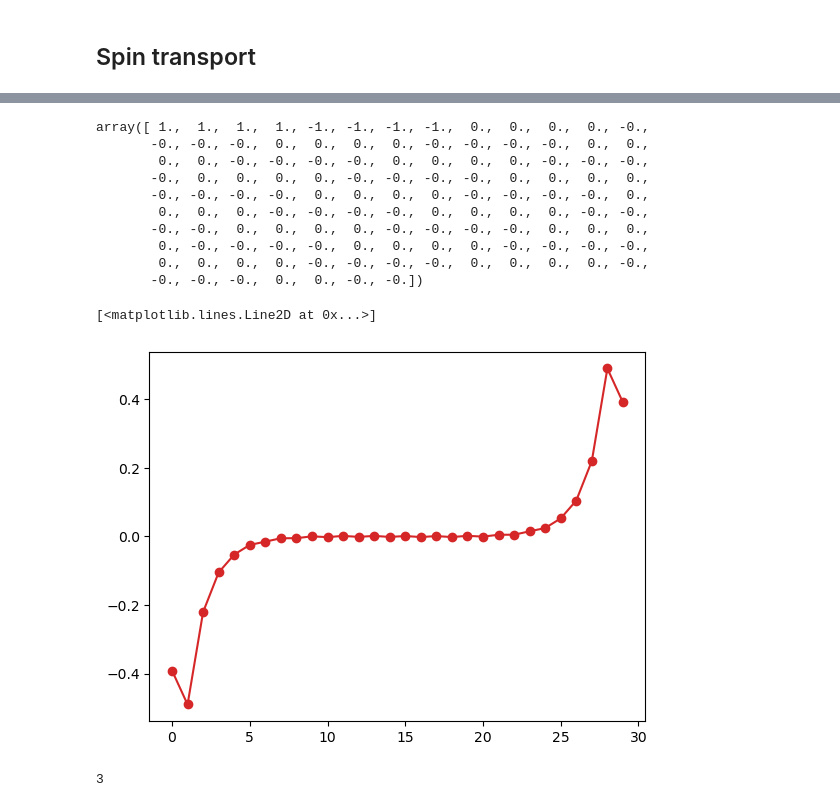
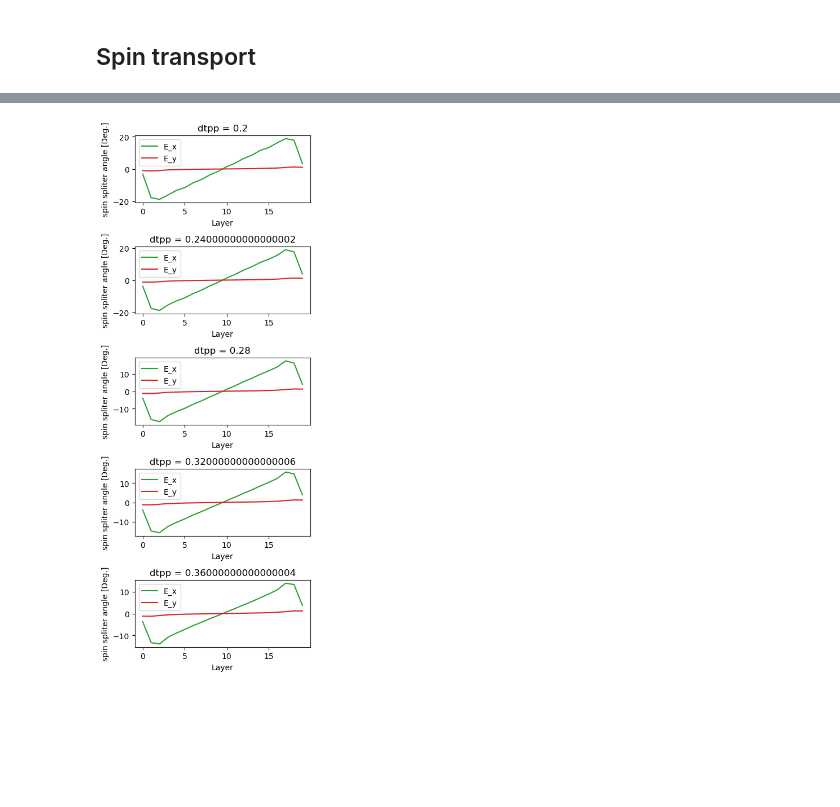
Before and after one commit to dpreuo/alter_surf, a Jupyter notebook: Weyl_CuMnAs.ipynb, the cells around one changed output, grey strips where cells are left out. Drawn from its saved outputs; the diff is of its cells as text; code cells hidden in the pictures; blank space fills up the shorter version.

```diff
--- a/Weyl_CuMnAs.ipynb
+++ b/Weyl_CuMnAs.ipynb
@@ -655,23 +479,38 @@ plt.tight_layout()
-# %%
-layer = 0
-H.suboperator.proj.dot(project_doublelayer(layer))*H.operator.spin #projected spin_operator
-# %% [output]
-array([ 1.,  1.,  1.,  1., -1., -1., -1., -1.,  0.,  0.,  0.,  0., -0.,
-       -0., -0., -0.,  0.,  0.,  0.,  0., -0., -0., -0., -0.,  0.,  0.,
-        0.,  0., -0., -0., -0., -0.,  0.,  0.,  0.,  0., -0., -0., -0.,
-       -0.,  0.,  0.,  0.,  0., -0., -0., -0., -0.,  0.,  0.,  0.,  0.,
-       -0., -0., -0., -0.,  0.,  0.,  0.,  0., -0., -0., -0., -0.,  0.,
-        0.,  0.,  0., -0., -0., -0., -0.,  0.,  0.,  0.,  0., -0., -0.,
-       -0., -0.,  0.,  0.,  0.,  0., -0., -0., -0., -0.,  0.,  0.,  0.,
-        0., -0., -0., -0., -0.,  0.,  0.,  0.,  0., -0., -0., -0., -0.,
-        0.,  0.,  0.,  0., -0., -0., -0., -0.,  0.,  0.,  0.,  0., -0.,
-       -0., -0., -0.,  0.,  0., -0., -0.])
-# %%
-plt.plot(layers,2*np.arctan(spin_cond[:,0,1]/cond0[:,1,1])*180/pi,'o-',color='C3',label='E_y')
-# %% [output]
-[<matplotlib.lines.Line2D at 0x...>]
-[figure, removed]
 # %%
-H.param['numb_z']
+#setting parameters
+Lk = 40 #number of k-points in each direction
+
+vals = np.arange(0.2,0.4,0.04)
+
+fig,axs = plt.subplots(len(vals),1,figsize=(4,2*len(vals)))
+
+for idx, dtpp in tqdm(enumerate(vals)):
+    H.update_params(dict(dtpp=dtpp))
+
+    cond_tensor = conductivity_orbital_resolved(H,energy=mu,Lk=Lk,optimize='path') #.shape=(localH,x,y)
+
+
+    spin_cond = []; cond0 = []
+    layers = np.arange(0,H.param['len_z']-1,1) #specify
+    for layer in layers:
+        Dens_op_layer = H.suboperator.proj.dot(project_doublelayer(layer))
+        Spin_op_layer = H.suboperator.proj.dot(project_doublelayer(layer))*H.operator.spin #projected spin_operator
+        #spin_cond_xx.append(np.sum(Spin_op_layer*cond_tensor[:,0,0]))
+        spin_cond.append(np.sum(Spin_op_layer[:,None,None]*cond_tensor,axis=0))
+        #cond0_xx.append(np.sum(Dens_op_layer*cond_tensor[:,0,0]))
+        cond0.append(np.sum(Dens_op_layer[:,None,None]*cond_tensor,axis=0))
+
+    spin_cond = np.array(spin_cond)
+    cond0 = np.array(cond0)
+
+
+    axs[idx].set_title('dtpp = '+str(dtpp))
+    axs[idx].plot(layers,2*np.arctan(spin_cond[:,1,0]/cond0[:,0,0])*180/pi,'-',color='C2',label='E_x')
+    axs[idx].plot(layers,2*np.arctan(spin_cond[:,0,1]/cond0[:,1,1])*180/pi,'-',color='C3',label='E_y')
+    axs[idx].legend()
+    axs[idx].set_xlabel('Layer')
+    axs[idx].set_ylabel('spin spliter angle [Deg.]')
+
+plt.tight_layout()
 # %% [output]
-3
+[figure, added]
```
Also changed, not shown: parts of 8 cells of this notebook, 3 other files.
